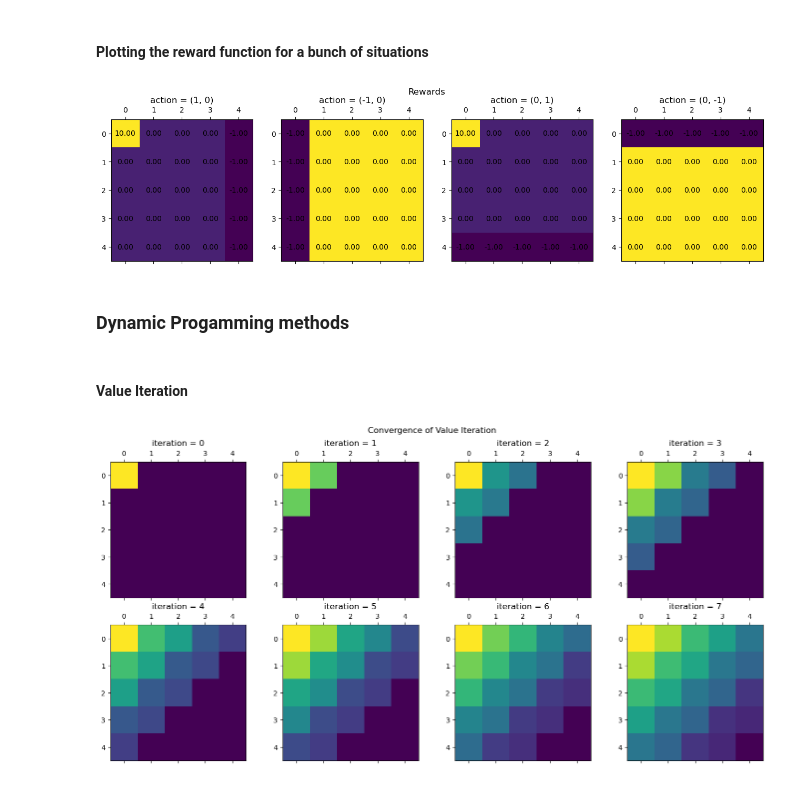
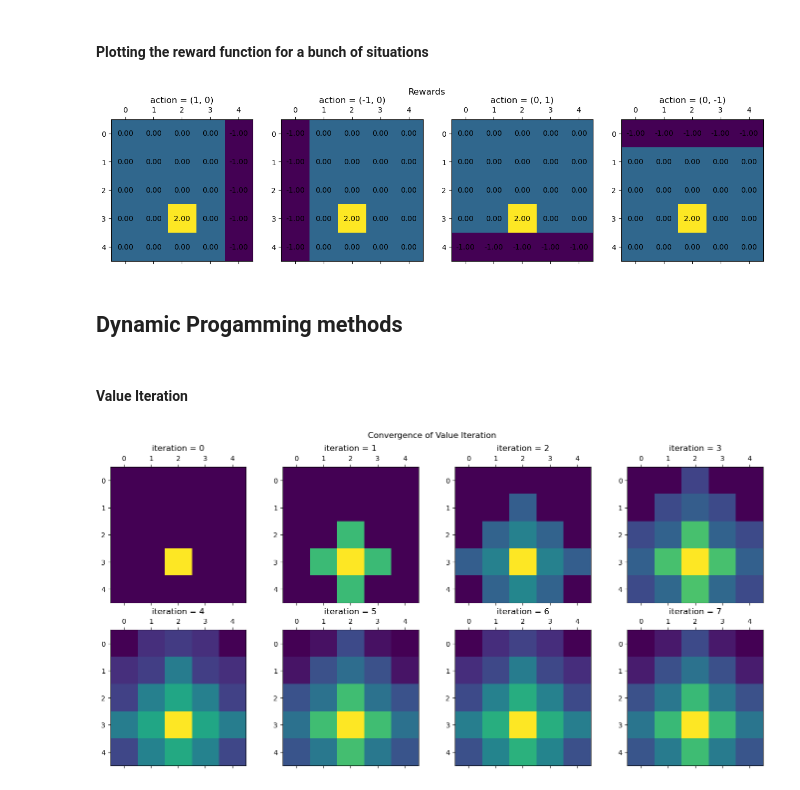
Before and after one commit to RenardDesNeiges/CIRL_Experiments, a Jupyter notebook: example.ipynb, the cells around one changed output. Drawn from its saved outputs; the diff is of its cells as text; code cells hidden in the pictures.

```diff
--- a/example.ipynb
+++ b/example.ipynb
@@ -33,12 +33,12 @@ from algs.dynprog import ValueIterator
 # %% [markdown]
 ## Instanciating the environment
 # %%
-env = Gridworld(
+MDP = Gridworld(
     grid_width  = 5,
     grid_height = 5,
     noise       = 0.2,
-    gamma       = 0.99,
-    goals       = [((0,0),10.0) ]
+    gamma       = 0.8,
+    goals       = [((2,3),2.0) ]
 )
 # %% [markdown]
 #### Plotting the markov transition probability function for a bunch of situations
@@ -51,10 +51,10 @@ action = 3
 fig, axs = plt.subplots(3,4,figsize=(4*size,3*size))
 for p_id, point in enumerate(points):
     for action in range(4):
-        gridprob = env.states2grid(env.next_state_distribution(env.point2state(point),action))
+        gridprob = MDP.states2grid(MDP.next_state_distribution(MDP.point2state(point),action))
         ax = axs[p_id,action]
         ax.matshow(gridprob)
-        ax.set_title(f'state = {point}, action = {env.actions[action]}')
+        ax.set_title(f'state = {point}, action = {MDP.actions[action]}')
         for (i, j), z in np.ndenumerate(gridprob):
             ax.text(j, i, '{:0.2f}'.format(z), ha='center', va='center')
 fig.suptitle('Transition function')
@@ -66,31 +66,31 @@ plt.show()
 # %%
 size = 4.
 point = (2,2)
 action = 3
 
 fig, axs = plt.subplots(1,4,figsize=(4*size,1*size))
 
 for action in range(4):
-    gridreward = env.states2grid(env.R[:,action])
+    gridreward = MDP.states2grid(MDP.R[:,action])
     ax = axs[action]
     ax.matshow(gridreward)
-    ax.set_title(f'action = {env.actions[action]}')
+    ax.set_title(f'action = {MDP.actions[action]}')
     for (i, j), z in np.ndenumerate(gridreward):
         ax.text(j, i, '{:0.2f}'.format(z), ha='center', va='center')
 fig.suptitle('Rewards')
 plt.show()
 # %% [output]
-[figure, old version]
+[figure, new version]
 # %% [markdown]
-### Dynamic Progamming methods
+## Dynamic Progamming methods
 # %% [markdown]
 #### Value Iteration
 # %%
-VI = ValueIterator(env)
+VI = ValueIterator(MDP)
 valgrids = []
 for i in range(8):
     VI.solve(1)
-    valgrids += [env.states2grid(VI.V_t)]
+    valgrids += [MDP.states2grid(VI.V_t)]
 
 sz = 7
 fig, ax = plt.subplots(2,4,figsize=(2*sz,sz))
@@ -101,4 +101,4 @@ fig.suptitle('Convergence of Value Iteration')
 fig.tight_layout()
 plt.show()
 # %% [output]
-[figure, old version]
+[figure, new version]
```
Also changed, not shown: parts of 5 cells of this notebook, 3 other files.
